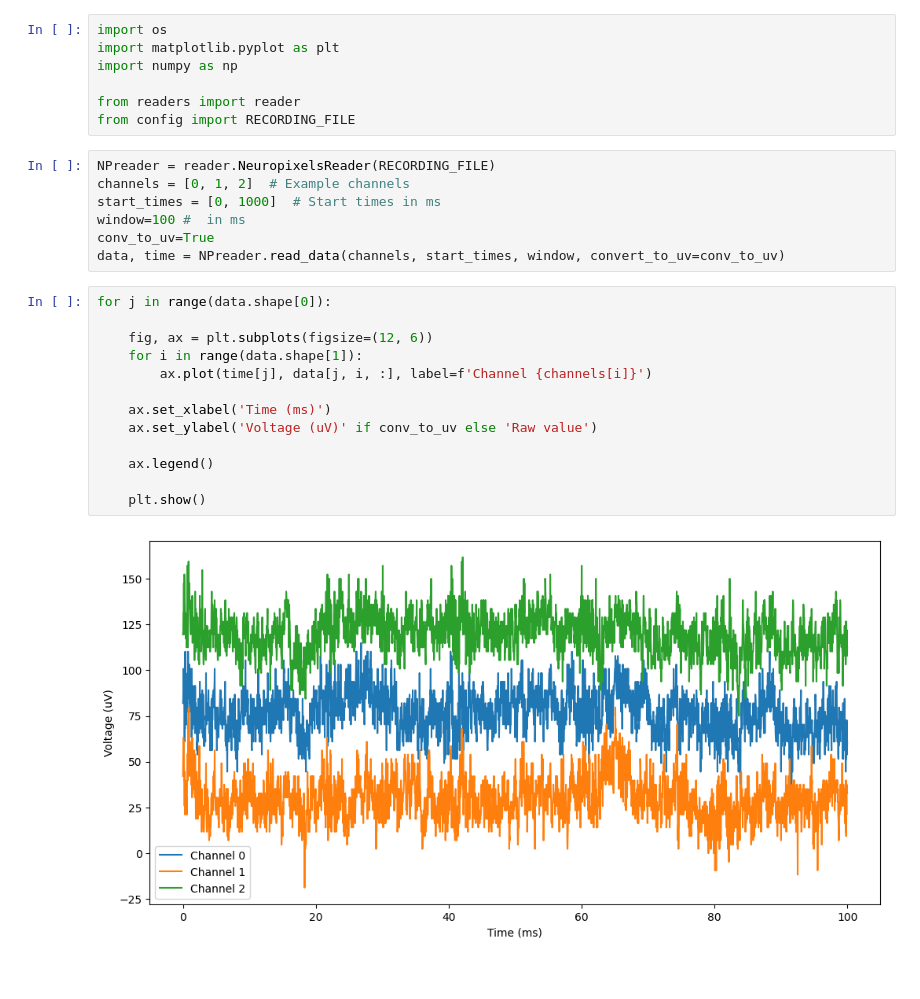
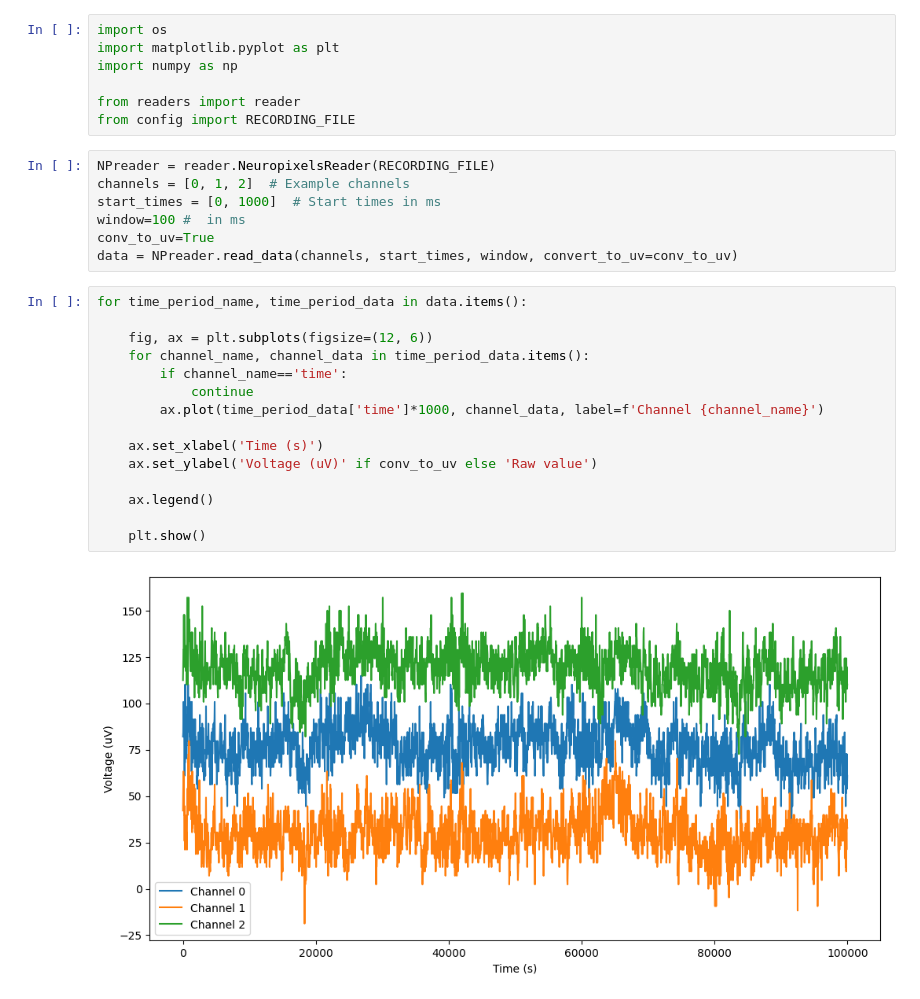
Before and after one commit to eegoro/neuropixels_analysis, a Jupyter notebook: neuropixels_reader_example.ipynb, the cells around one changed output. Cells and saved outputs as stored; diff of their text form.

Commit message:
Add: Reading analog and digital data in nidq file

```diff
--- a/neuropixels_reader_example.ipynb
+++ b/neuropixels_reader_example.ipynb
@@ -11,19 +11,21 @@ channels = [0, 1, 2]  # Example channels
 start_times = [0, 1000]  # Start times in ms
 window=100 #  in ms
 conv_to_uv=True
-data, time = NPreader.read_data(channels, start_times, window, convert_to_uv=conv_to_uv)
+data = NPreader.read_data(channels, start_times, window, convert_to_uv=conv_to_uv)
 # %%
-for j in range(data.shape[0]):
+for time_period_name, time_period_data in data.items():
 
     fig, ax = plt.subplots(figsize=(12, 6))
-    for i in range(data.shape[1]):
-        ax.plot(time[j], data[j, i, :], label=f'Channel {channels[i]}')
+    for channel_name, channel_data in time_period_data.items():
+        if channel_name=='time':
+            continue
+        ax.plot(time_period_data['time']*1000, channel_data, label=f'Channel {channel_name}')
 
-    ax.set_xlabel('Time (ms)')
+    ax.set_xlabel('Time (s)')
     ax.set_ylabel('Voltage (uV)' if conv_to_uv else 'Raw value')
 
     ax.legend()
 
     plt.show()
 # %% [output]
-[figure, old version]
+[figure, new version]
```
Also changed, not shown: parts of 1 cell of this notebook, 1 other file.
